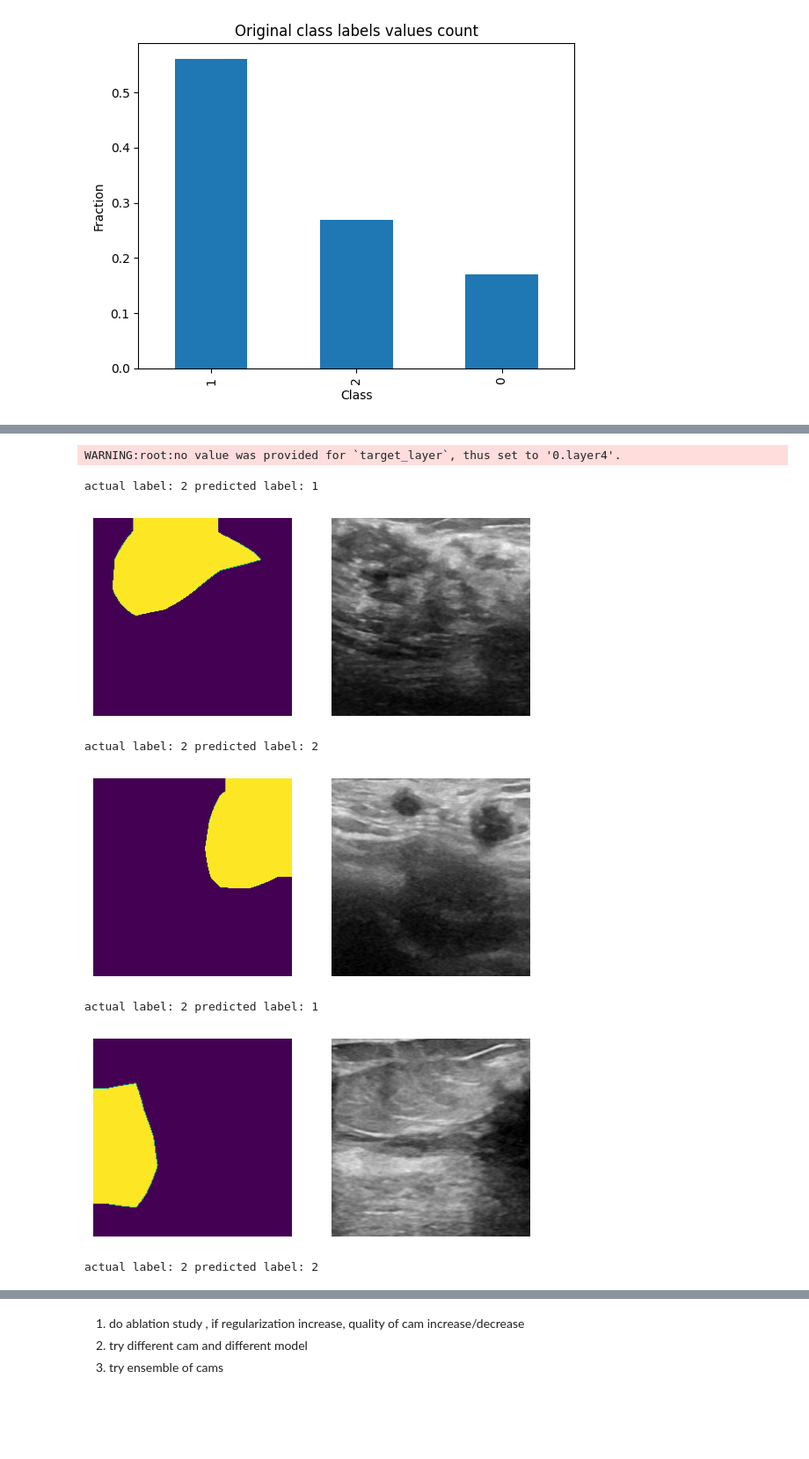
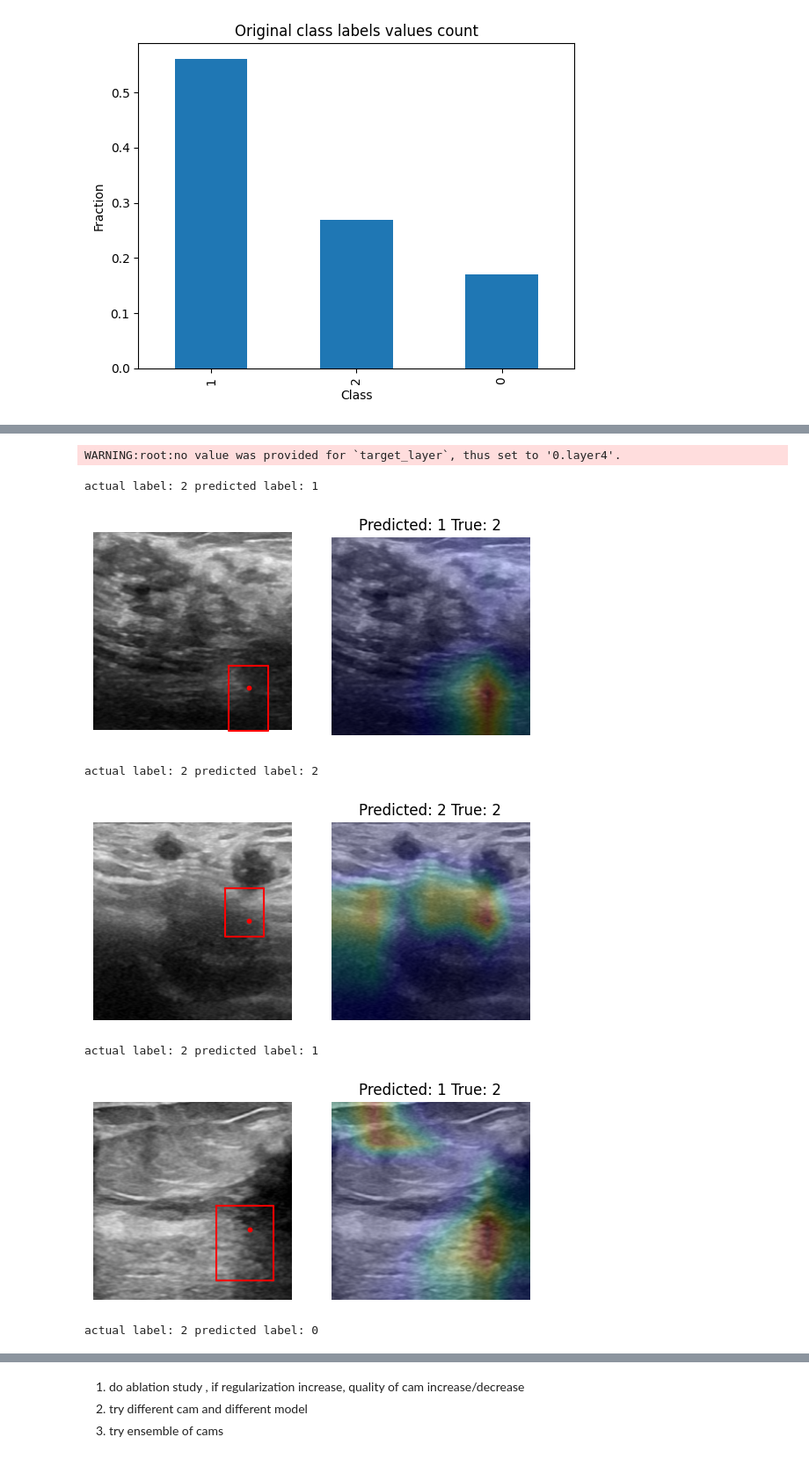
Before and after one commit to rushikeshpawar22581/DLCV-Project2024-Automated_prompt_extraction_for_SAM, a Jupyter notebook: ResNet18_gradcam/resnet18_gradcam.ipynb, the cells around one changed output, grey strips where cells are left out. Shown at 88% size. Saved outputs shown, nothing was run; the diff lists cells and outputs as text; code cells hidden in the pictures; blank space fills up the shorter version.

```diff
--- a/ResNet18_gradcam/resnet18_gradcam.ipynb
+++ b/ResNet18_gradcam/resnet18_gradcam.ipynb
@@ -530,7 +464,7 @@ import matplotlib.pyplot as plt
 from torchcam.utils import overlay_mask
 from torchvision.transforms.functional import to_pil_image
 
-def get_prompt_from_cam(best_model, train_df, val_df, SEED, box_margin=5):
+def get_prompt_from_cam(best_model, df, SEED, box_margin=5, csv_name=None,max_cam_location=False):
 
     df_prompt=pd.DataFrame(columns=['image','x_min','y_min','x_max','y_max','center_x','center_y','path','true_label','predicted_label'])
 
@@ -560,17 +494,15 @@ def get_prompt_from_cam(best_model, train_df, val_df, SEED, box_margin=5):
         Lambda(lambda x: x.repeat(3, 1, 1) if x.shape[0] == 1 else x),  # Convert grayscale to RGB
     ])
 
-    val_dataset_og = UltrasoundDataset(val_df, transform=transforms, transform_og=transforms_og, return_og=True, return_img_name=True)
-    val_dataloader_og = DataLoader(val_dataset_og, batch_size=1, shuffle=False)
+    dataset_og = UltrasoundDataset(df, transform=transforms, transform_og=transforms_og, return_og=True, return_img_name=True)
+    dataloader_og = DataLoader(dataset_og, batch_size=1, shuffle=False)
 
-    train_dataset_og = UltrasoundDataset(train_df, transform=transforms, transform_og=transforms_og, return_og=True, return_img_name=True)
-    train_dataloader_og = DataLoader(train_dataset_og, batch_size=1, shuffle=True)
 
     best_model.eval()
 
     i=0
     with GradCAM(best_model) as cam_extractor:
-        for img, label,og_img, img_path in val_dataloader_og:
+        for img, label,og_img, img_path in dataloader_og:
             i+=1
             img = img[:1].to(DEVICE)
             label = label.to(DEVICE)
@@ -589,20 +521,52 @@ def get_prompt_from_cam(best_model, train_df, val_df, SEED, box_margin=5):
             #ax[1].imshow(og_img[0].permute(1, 2, 0).cpu().numpy()); ax[1].axis('off'); plt.show()
 
             #thresholding the activation map to get the mask
-            threshold = 0.5
+            threshold = 0.8
             activation_map= torch.stack(activation_map)
             #print('activation map shape:',activation_map.shape)
             activation_map = torch.nn.functional.interpolate(activation_map, size=(224,224), mode='bilinear', align_corners=False)
+
+            #location of maximum value in the activation map
+
+            x_loc,y_loc=np.where(activation_map[0].squeeze(0).cpu().numpy() == activation_map[0].squeeze(0).cpu().numpy().max())
+
+
+
             #thresholding
             mask = np.where(activation_map[0].squeeze(0).cpu().numpy() > threshold, 1, 0)
+            mask=mask.astype(np.uint8)
+
+            mask_3d = np.stack([mask]*3,axis=-1)
+
+            x_min,y_min,x_max,y_max,center_x,center_y=mask_bounding_box(mask_3d,margin=box_margin)
 
 
             # Display
             if i < 5:
                 print('actual label:',label[0].item(),'predicted label:',out.argmax().item())
+                # fig,ax = plt.subplots(1,2)
+                # ax[0].imshow(mask); ax[0].axis('off');
+                # #show point of maximum value in the mask
+                # ax[0].scatter(y_loc,x_loc, c='r', s=10)
+                # #plot bounding box
+                # ax[0].plot([x_min,x_max,x_max,x_min,x_min],[y_min,y_min,y_max,y_max,y_min],'r')
+
+                # ax[1].imshow(og_img[0].permute(1, 2, 0).cpu().numpy()); ax[1].axis('off'); plt.show()
+
                 fig,ax = plt.subplots(1,2)
-                ax[0].imshow(mask); ax[0].axis('off');
-                ax[1].imshow(og_img[0].permute(1, 2, 0).cpu().numpy()); ax[1].axis('off'); plt.show()
+                ax[0].imshow(og_img[0].permute(1, 2, 0).cpu().numpy())
+                ax[0].scatter(y_loc,x_loc, c='r', s=10)
+                # #plot bounding box
+                ax[0].plot([x_min,x_max,x_max,x_min,x_min],[y_min,y_min,y_max,y_max,y_min],'r')
+                ax[0].axis('off')
+
+                result = overlay_mask(to_pil_image(og_img[0]), to_pil_image(activation_map[0].squeeze(0), mode='F'), alpha=0.8)
+                ax[1].imshow(result)
+                ax[1].axis('off')
+
+                plt.title(f'Predicted: {out.argmax().item()} True: {label[0].item()}')
+                plt.show()
+
 
             #take the product of the mask and the image
             #print shape of mask and image
@@ -621,11 +585,14 @@ def get_prompt_from_cam(best_model, train_df, val_df, SEED, box_margin=5):
 
 
             #also generate center point of the mask
-            mask=mask.astype(np.uint8)
 
-            mask_3d = np.stack([mask]*3,axis=-1)
 
-            x_min,y_min,x_max,y_max,center_x,center_y=mask_bounding_box(mask_3d,margin=box_margin)
+            #replace center_x and center_y with the location of maximum value in the activation map
+            if max_cam_location:
+                center_x=y_loc[0]
+                center_y=x_loc[0]
+
+
 
             #now we wamt to traslate the bounding box to the original image
             #get the original image using the path
@@ -660,38 +627,38 @@ def get_prompt_from_cam(best_model, train_df, val_df, SEED, box_margin=5):
 
             # #draw bounding box on the original image
             # bbox_point_img= original_img.copy()
 
 
             # #draw bounding box on the cropped image
             # bbox_point_img= cropped_img.copy()
             # cv2.rectangle(bbox_point_img,(x_min,y_min),(x_max,y_max),(0,255,0),2)
             # #draw center point
             # cv2.circle(bbox_point_img,(center_x,center_y),5,(0,0,255),-1)
 
             #show mask with bounding box and center point
             #plt.imshow(bbox_point_img); plt.axis('off'); plt.show()
 
             #get the image name
 
 
 
             #store the bounding box and center point in the dataframe in format image,x_min,y_min,x_max,y_max,center_x,center_y,path,true_label,predicted_label
             df_prompt.loc[len(df_prompt)] = [img_name,x_min,y_min,x_max,y_max,center_x,center_y,img_path,true_label,predicted_label]
 
     print('df_prompt:',df_prompt)
     #sort the dataframe by img_name
     df_prompt=df_prompt.sort_values(by='image')
     #save df_prompt to csv
-    csv_path=os.path.join('PromptSAM','prompt_valid.csv')
+    csv_path=os.path.join('PromptSAM',csv_name)
     df_prompt.to_csv(csv_path,index=False)
     print('Prompt saved to:',csv_path)
-get_prompt_from_cam(model, train_df, val_df, SEED, box_margin=5)
+get_prompt_from_cam(model, val_df, SEED, box_margin=5, csv_name='prompt_valid.csv')
 # %% [output]
 WARNING:root:no value was provided for `target_layer`, thus set to '0.layer4'.
 actual label: 2 predicted label: 1
-[figure, old version]
+[figure, new version]
 actual label: 2 predicted label: 2
-[figure, old version]
+[figure, new version]
 actual label: 2 predicted label: 1
-[figure, old version]
+[figure, new version]
-actual label: 2 predicted label: 2
+actual label: 2 predicted label: 0
```
Also changed, not shown: parts of 6 cells of this notebook, 46 other files.
